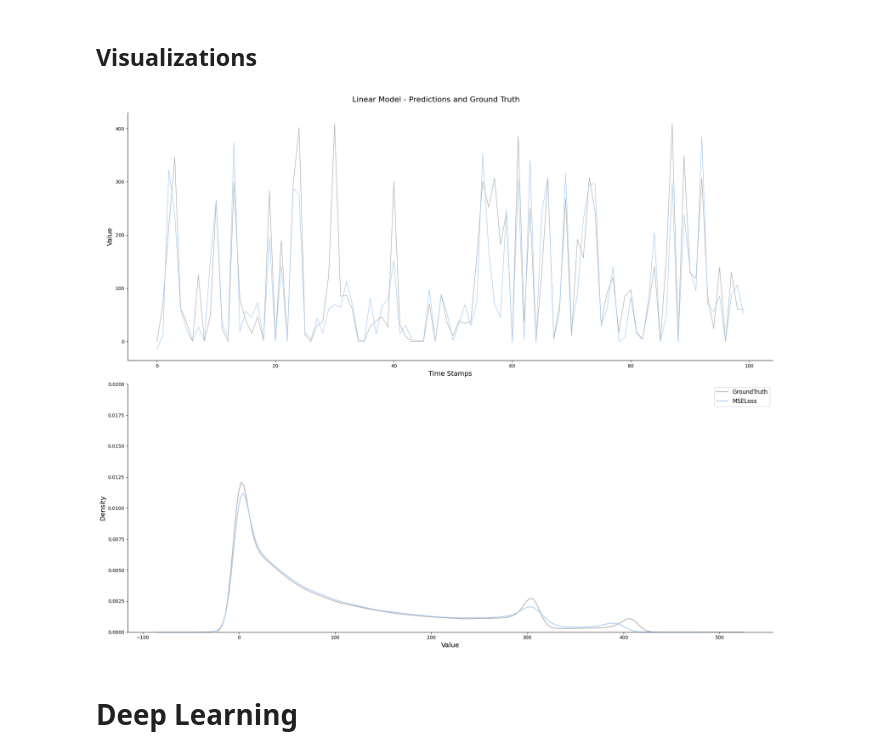
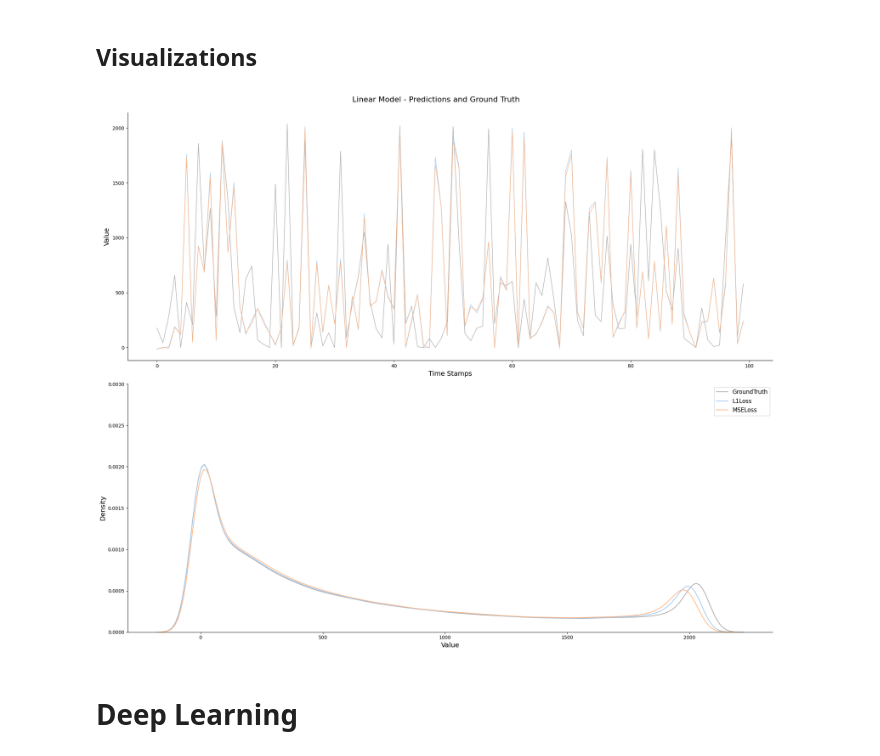
Before and after one commit to janbesler/Masterarbeit, a Jupyter notebook: src/3_Visualizations.ipynb, the cells around one changed output. Drawn from its saved outputs; the diff is of its cells as text; code cells hidden in the pictures.

```diff
--- a/src/3_Visualizations.ipynb
+++ b/src/3_Visualizations.ipynb
@@ -229,7 +229,7 @@ def eval_df_with_kde(model, data_frames, prediction_length, exclude_loss_functio
 
             # Extend the ground truths if this is a larger set
             if len(df) > len(ground_truths):
-                ground_truths = df['GroundTruth'].tolist()
+                ground_truths = df['GroundTruth'].str.strip('[]').astype(float).tolist()
 
             # Store predictions keyed by loss function
             predictions[loss_function] = df['Predictions'].str.strip('[]').astype(float).tolist()
@@ -263,36 +263,36 @@ def eval_df_with_kde(model, data_frames, prediction_length, exclude_loss_functio
                  label='GroundTruth', color=ground_truth_color, linewidth=1)
     for column in columns_to_plot:
         sns.lineplot(ax=ax[0], x=range(len(aggregated_df[:100])), y=aggregated_df[:100][column],
                      label=column, color=color_dict[column], linewidth=1)
     ax[0].set_xlabel('Time Stamps', fontsize=14)
     ax[0].set_ylabel('Value', fontsize=14)
     ax[0].legend().set_visible(False)  # Explicitly hide the legend
 
     sns.despine(ax=ax[0])  # Remove spines on right and top side
 
     # KDE plot
     # Plot "GroundTruth" KDE first so it's in the legend
     sns.kdeplot(ax=ax[1], data=aggregated_df['GroundTruth'], label='GroundTruth', color=ground_truth_color)
     for column in columns_to_plot:
         sns.kdeplot(ax=ax[1], data=aggregated_df[column], label=column, color=color_dict[column])
-    ax[1].set_ylim([0, 0.02])
+    ax[1].set_ylim([0, 0.003])
     ax[1].set_xlabel('Value', fontsize=14)
     ax[1].set_ylabel('Density', fontsize=14)
     ax[1].legend(title_fontsize='13', fontsize='12')
 
     sns.despine(ax=ax[1])  # Remove spines on right and top side
 
     plt.tight_layout()  # Prevent overlapping
 
     # Set a title for the whole figure
     fig.suptitle(f'{model} Model - Predictions and Ground Truth', fontsize=16, y=1.02)
     plt.savefig(f'../graphs/results/{model}_pred{prediction_length}_analysis.png', dpi=600, bbox_inches='tight')
     plt.show()
 
 # Example usage:
-eval_df_with_kde('Linear', linear_dfs, 6, exclude_loss_functions=[])
+eval_df_with_kde('Linear', linear_dfs, 72, exclude_loss_functions=['CRPS'])
 # %% [output]
-[figure, old version]
+[figure, new version]
 # %% [markdown]
 # Deep Learning
 # %%
```
Also changed, not shown: parts of 2 cells of this notebook, 4 other files.
